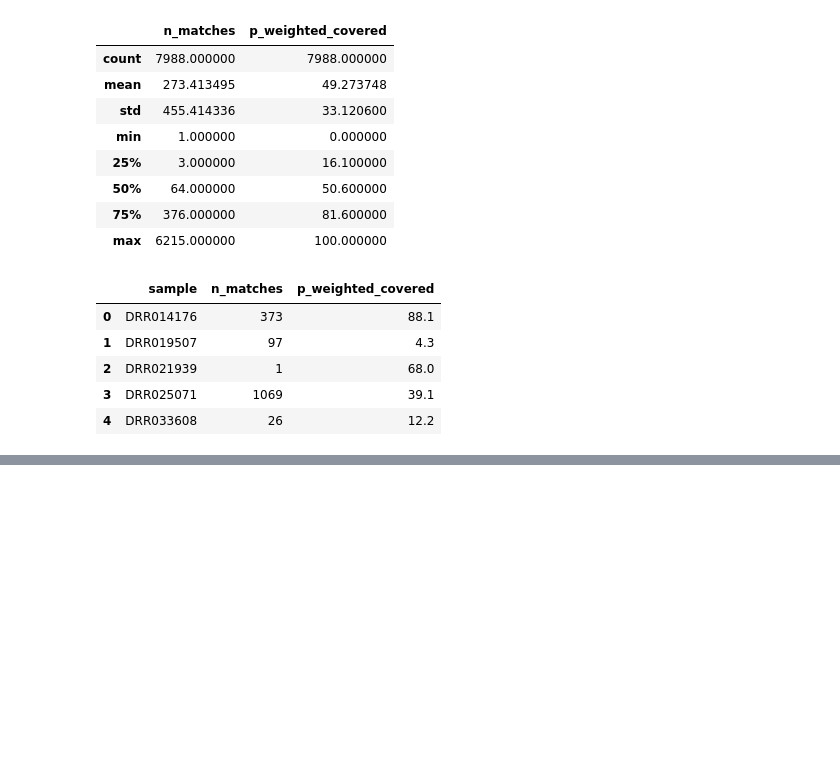
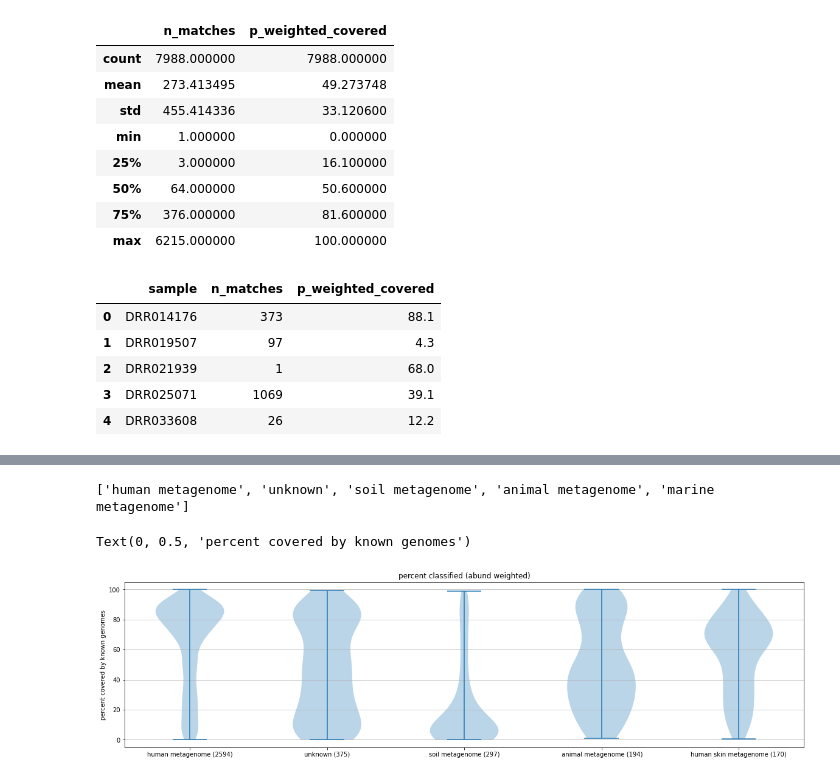
Before and after one commit to dib-lab/2022-sra-gather, a Jupyter notebook: overview.ipynb, the cells around one changed output, grey strips where cells are left out. Saved outputs shown, nothing was run; the diff lists cells and outputs as text; code cells hidden in the pictures; blank space fills up the shorter version.

Commit message:
update categories

```diff
--- a/overview.ipynb
+++ b/overview.ipynb
@@ -41,0 +161,3 @@ summary_df.head()
+# %%
+nonempty_df2 = nonempty_df.set_index('sample').join(run_info.set_index("Run")['ScientificName'])
+nonempty_df2[~nonempty_df2.ScientificName.isnull()].head()
@@ -41,0 +171,3 @@ summary_df.head()
+# %%
+sra_remapping = pd.read_csv('categories/mapping.csv')
+sra_remapping.head()
@@ -41,0 +181,8 @@ summary_df.head()
+# %%
+def do_remap(val):
+    new_vals = list(sra_remapping[sra_remapping['Organism Name'] == val].sample_type)
+    if new_vals:
+        return new_vals[0]
+    return val
+
+nonempty_df2['sample_type'] = nonempty_df2['ScientificName'].apply(do_remap)
@@ -41,0 +191,33 @@ summary_df.head()
+# %%
+#plot_names = ['human metagenome', 'marine metagenome']
+plot_names = list(nonempty_df2["sample_type"].value_counts()[0:5].index)
+print(plot_names)
+# %% [output]
+['human metagenome', 'unknown', 'soil metagenome', 'animal metagenome', 'marine metagenome']
+# %%
+import matplotlib.pyplot as plt
+
+fig, axes = plt.subplots(figsize=[20, 5])
+
+datasets = []
+for name in plot_names:
+    datasets.append(nonempty_df2[nonempty_df2.sample_type == name]["p_weighted_covered"].values)
+
+axes.violinplot(dataset = datasets)
+#                           nonempty_df[df.Scenario == 'S2']["LMP"].values,
+
+axes.set_title('percent classified (abund weighted)')
+axes.yaxis.grid(True)
+#axes.set_xlabel('Scenario')
+#axes.set_ylabel('LMP ($/MWh)')
+
+labels = [ f"{n} ({len(d)})" for (n, d) in zip(plot_names, datasets) ]
+
+axes.set_xticks([y + 1 for y in range(len(plot_names))],
+                labels=labels)
+axes.set_ylabel('percent covered by known genomes')
+
+#plt.show()
+# %% [output]
+Text(0, 0.5, 'percent covered by known genomes')
+[figure, added]
```
Also changed, not shown: parts of 13 cells of this notebook, 1 other file.
